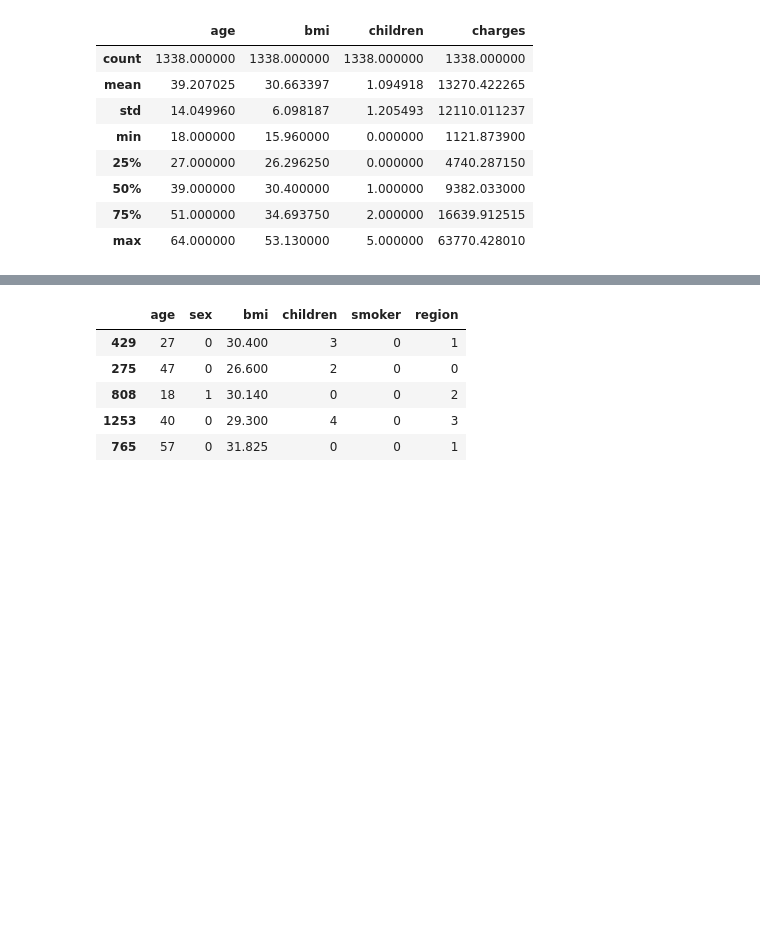
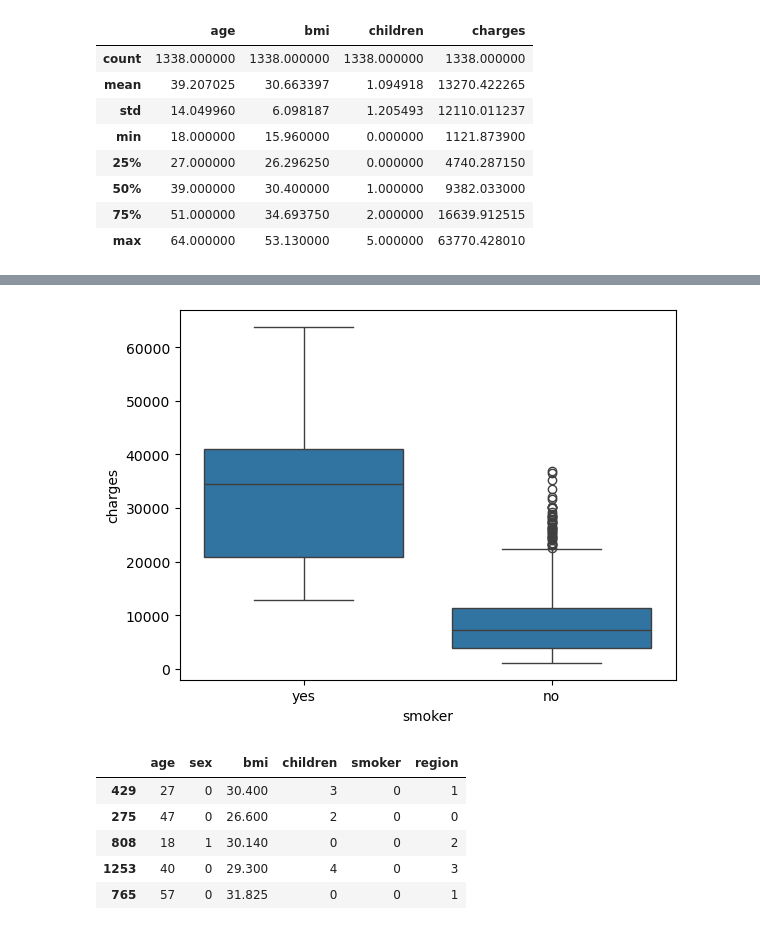
Before and after one commit to chilesh07/Deeplearning, a Jupyter notebook: Pytorch/Regression_model.ipynb, the cells around one changed output, grey strips where cells are left out. Cells and saved outputs as stored; diff of their text form; code cells hidden in the pictures; blank space fills up the shorter version.

```diff
--- a/Pytorch/Regression_model.ipynb
+++ b/Pytorch/Regression_model.ipynb
@@ -61,3 +80,8 @@ df.describe()
+# %%
+sns.boxplot(data=df, x='smoker', y='charges')
+plt.show()
+# %% [output]
+[figure, added]
 # %%
 # Split dataset before encodeing
 train_df, test_df = train_test_split(df,test_size=0.02,random_state=42)
```
Also changed, not shown: parts of 3 cells of this notebook.
